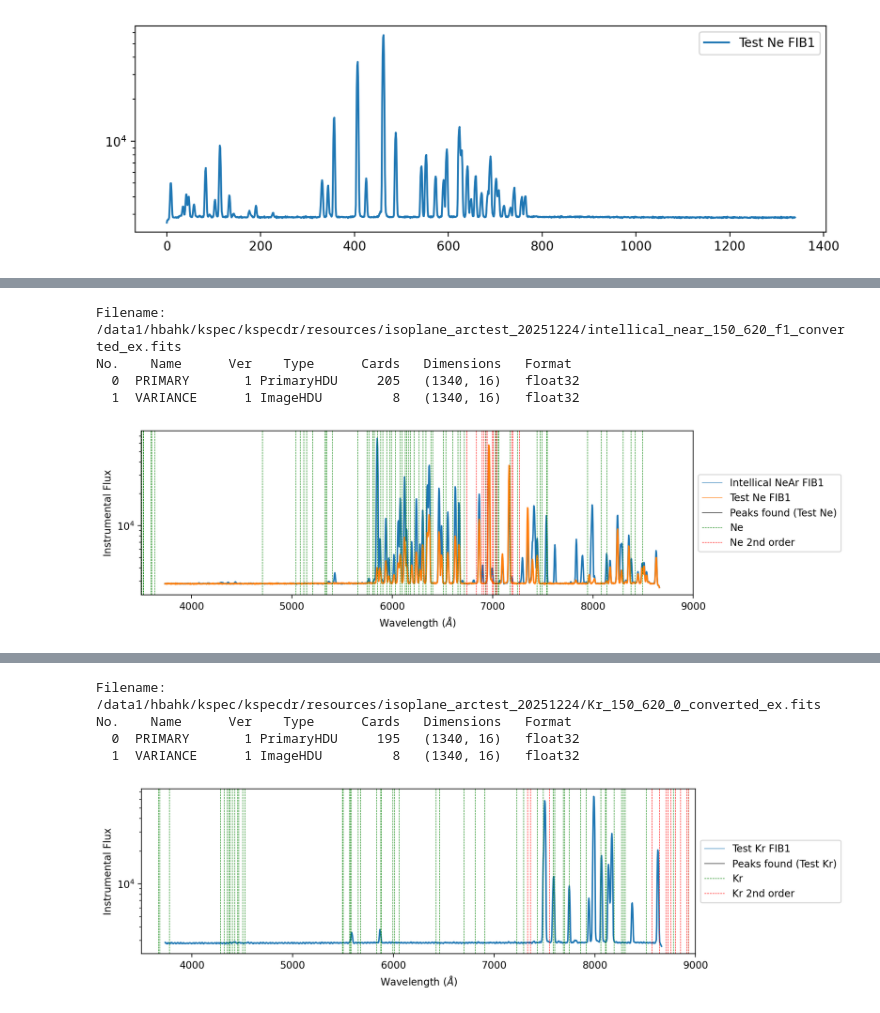
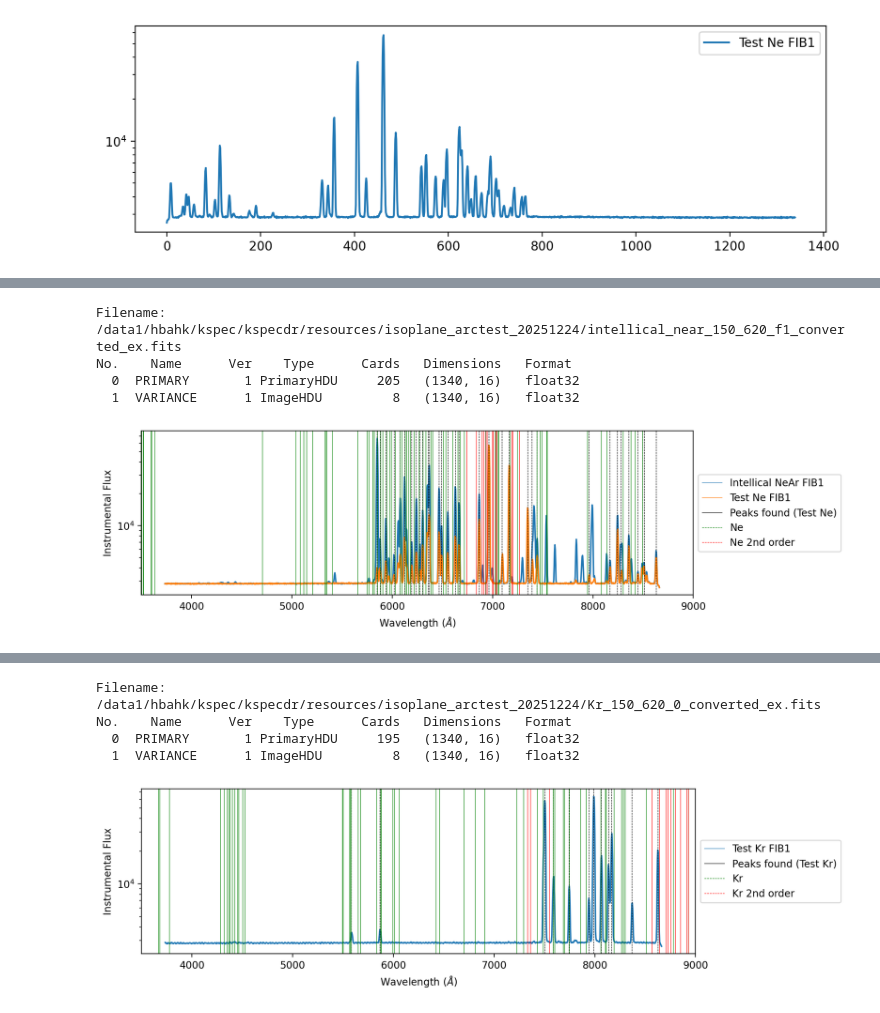
Before and after one commit to hbahk/kspecdr, a Jupyter notebook: notebooks/test_arc_20251224.ipynb, the cells around one changed output, grey strips where cells are left out. Saved outputs shown, nothing was run; the diff lists cells and outputs as text; code cells hidden in the pictures.

Commit message:
further arc line test and addition of arc tables

```diff
--- a/notebooks/test_arc_20251224.ipynb
+++ b/notebooks/test_arc_20251224.ipynb
@@ -397,10 +397,10 @@ newport_ne = newport_oriel[newport_oriel["Model No."] == 6032]
 pixel = np.arange(len(intellical_hg_f1))
 pix2lam = (pixel - len(pixel)/2)*3.68 + 6200
 
-peaks = find_peaks_cwt(hg_f1, widths=5, min_snr=1)
+peaks = find_peaks_cwt(hg_f1, widths=1, min_snr=2)
 # peaks, _ = find_peaks(intellical_hg_f1, height=3000, width=(0, 15), prominence=500)
 
-peaks = refine_peaks(intellical_hg_f1, peaks, window_width=5)
+peaks = refine_peaks(hg_f1, peaks, window_width=5)
 
 fig = plt.figure(figsize=(10, 3))
 ax = fig.add_subplot(111)
@@ -442,8 +442,6 @@ plt.show()
 # %%
 import numpy as np
 import plotly.graph_objects as go
-from scipy.signal import find_peaks
-from rascal.util import refine_peaks
 
 def to_native_float(a):
     a = np.asarray(a)
@@ -459,7 +457,7 @@ y1 = to_native_float(intellical_hg_f1)
 y2 = to_native_float(hg_f1)
 
 fig = go.Figure()
-fig.add_trace(go.Scatter(x=x, y=y1, mode="lines", name="Intellical Hg FIB1"))
+# fig.add_trace(go.Scatter(x=x, y=y1, mode="lines", name="Intellical Hg FIB1"))
 fig.add_trace(go.Scatter(x=x, y=y2, mode="lines", name="Test HgAr FIB1"))
 
 # for p in peaks:
@@ -482,6 +480,7 @@ for p in peaks:
             line=dict(color="black", width=0.5, dash="dash"),
             hovertemplate=(
                 "Peak<br>"
+                f"pixel = {p:.2f}<br>"
                 "λ = %{x:.2f}<br>"
                 "<extra></extra>"
             ),
@@ -796,39 +778,44 @@ wavela = tlm_hdul[1].data[0]
 
 intellical_near_f1 = hdul[0].data[0][::-1]
 
+peaks = find_peaks_cwt(near_f1, widths=3, min_snr=2)
+peaks, _ = find_peaks(near_f1, height=1000, width=(0, 15), prominence=500)
+peaks = refine_peaks(near_f1, peaks, window_width=5)
+
 fig = plt.figure(figsize=(10, 3))
 ax = fig.add_subplot(111)
-# ax.imshow(hdul[0].data, cmap='gray', origin='lower')
-# ax.set_xlim(800, 900)
 ax.plot(pix2lam, intellical_near_f1, label="Intellical NeAr FIB1")
 ax.plot(pix2lam, near_f1, label="Test Ne FIB1")
 
-for line in newport_ne["Wavelength (nm)"]:
-    ax.axvline(line*10, color="g", lw=0.5, ls="--")
+for p in peaks:
+    ax.axvline(pix2lam[int(p)], color="k", lw=0.5, ls="--")
 
 for line in newport_ne["Wavelength (nm)"]:
-    ax.axvline(line*20, color="r", lw=0.5, ls="--")
+    ax.axvline(line*10, color="g", lw=0.5)
+
+for line in newport_ne["Wavelength (nm)"]:
+    ax.axvline(line*20, color="r", lw=0.5)
 # for line in newport_ar["Wavelength (nm)"]:
 #     ax.axvline(line*10, color="r", lw=0.5, ls="--")
 
 legend_lines = [
     Line2D([0], [0], color="tab:blue", lw=0.5, label="Intellical NeAr FIB1"),
     Line2D([0], [0], color="tab:orange", lw=0.5, label="Test Ne FIB1"),
     Line2D([0], [0], color="k", lw=0.5, label="Peaks found (Test Ne)"),
     Line2D([0], [0], color="g", lw=0.5, ls="--", label="Ne"),
     Line2D([0], [0], color="r", lw=0.5, ls="--", label="Ne 2nd order")]
 ax.legend(handles=legend_lines, loc='center left', bbox_to_anchor=(1, 0.5))
 
 ax.set_xlim(3500, 9000)
 
 ax.set_yscale("log")
 ax.set_xlabel(r"Wavelength ($\AA$)")
 ax.set_ylabel("Instrumental Flux")
 # ax.legend()
 plt.show()
 # %% [output]
 Filename: /data1/hbahk/kspec/kspecdr/resources/isoplane_arctest_20251224/intellical_near_150_620_f1_converted_ex.fits
 No.    Name      Ver    Type      Cards   Dimensions   Format
   0  PRIMARY       1 PrimaryHDU     205   (1340, 16)   float32
   1  VARIANCE      1 ImageHDU         8   (1340, 16)   float32
-[figure, old version]
+[figure, new version]
@@ -905,6 +987,10 @@ wavela = tlm_hdul[1].data[0]
 
 kr_f1 = hdul[0].data[0][::-1]
 
+# peaks = find_peaks_cwt(kr_f1, widths=3, min_snr=2)
+peaks, _ = find_peaks(kr_f1, height=1000, width=(0, 15), prominence=500)
+peaks = refine_peaks(kr_f1, peaks, window_width=5)
+
 fig = plt.figure(figsize=(10, 3))
 ax = fig.add_subplot(111)
 # ax.imshow(hdul[0].data, cmap='gray', origin='lower')
@@ -915,11 +1001,14 @@ ax.plot(pix2lam, kr_f1, label="Test Kr FIB1")
 
 newport_kr = newport_oriel[newport_oriel["Model No."] == 6031]
 
-for line in newport_kr["Wavelength (nm)"]:
-    ax.axvline(line*10, color="g", lw=0.5, ls="--")
+for p in peaks:
+    ax.axvline(pix2lam[int(p)], color="k", lw=0.5, ls="--")
 
 for line in newport_kr["Wavelength (nm)"]:
-    ax.axvline(line*20, color="r", lw=0.5, ls="--")
+    ax.axvline(line*10, color="g", lw=0.5)
+
+for line in newport_kr["Wavelength (nm)"]:
+    ax.axvline(line*20, color="r", lw=0.5)
 # for line in newport_ar["Wavelength (nm)"]:
 #     ax.axvline(line*10, color="r", lw=0.5, ls="--")
 
@@ -942,4 +1031,4 @@ Filename: /data1/hbahk/kspec/kspecdr/resources/isoplane_arctest_20251224/Kr_150_
 No.    Name      Ver    Type      Cards   Dimensions   Format
   0  PRIMARY       1 PrimaryHDU     195   (1340, 16)   float32
   1  VARIANCE      1 ImageHDU         8   (1340, 16)   float32
-[figure, old version]
+[figure, new version]
```
Also changed, not shown: parts of 23 cells of this notebook, 5 other files.
